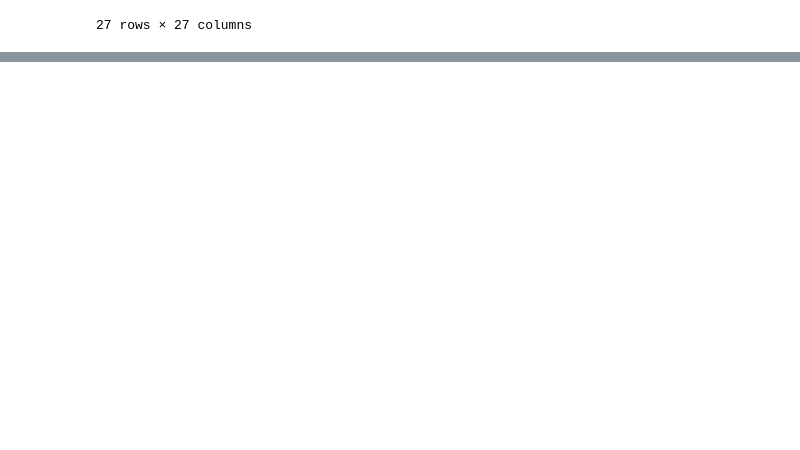
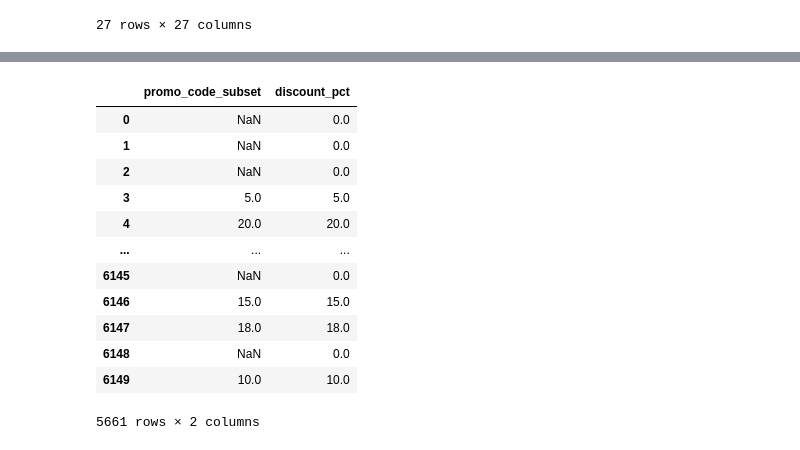
Before and after one commit to pinkleather221/retail-travel-analytics, a Jupyter notebook: notebooks/pharmacy_sales.ipynb, the cells around one changed output, grey strips where cells are left out. Drawn from its saved outputs; the diff is of its cells as text; code cells hidden in the pictures; blank space fills up the shorter version.

```diff
--- a/notebooks/pharmacy_sales.ipynb
+++ b/notebooks/pharmacy_sales.ipynb
@@ -739,0 +774,17 @@ df["quantity"] = df["quantity"].abs()
+# %%
+df["promo_code_subset"] = df["promo_code"].str.replace(r'\D', "", regex=True).astype(float)
+df[["promo_code_subset", "discount_pct"]]
+# %% [output]
+|  | promo_code_subset | discount_pct |
+| 0 | NaN | 0.0 |
+| 1 | NaN | 0.0 |
+| 2 | NaN | 0.0 |
+| 3 | 5.0 | 5.0 |
+| 4 | 20.0 | 20.0 |
+| ... | ... | ... |
+| 6145 | NaN | 0.0 |
+| 6146 | 15.0 | 15.0 |
+| 6147 | 18.0 | 18.0 |
+| 6148 | NaN | 0.0 |
+| 6149 | 10.0 | 10.0 |
+5661 rows × 2 columns
```
Also changed, not shown: parts of 4 cells of this notebook.
